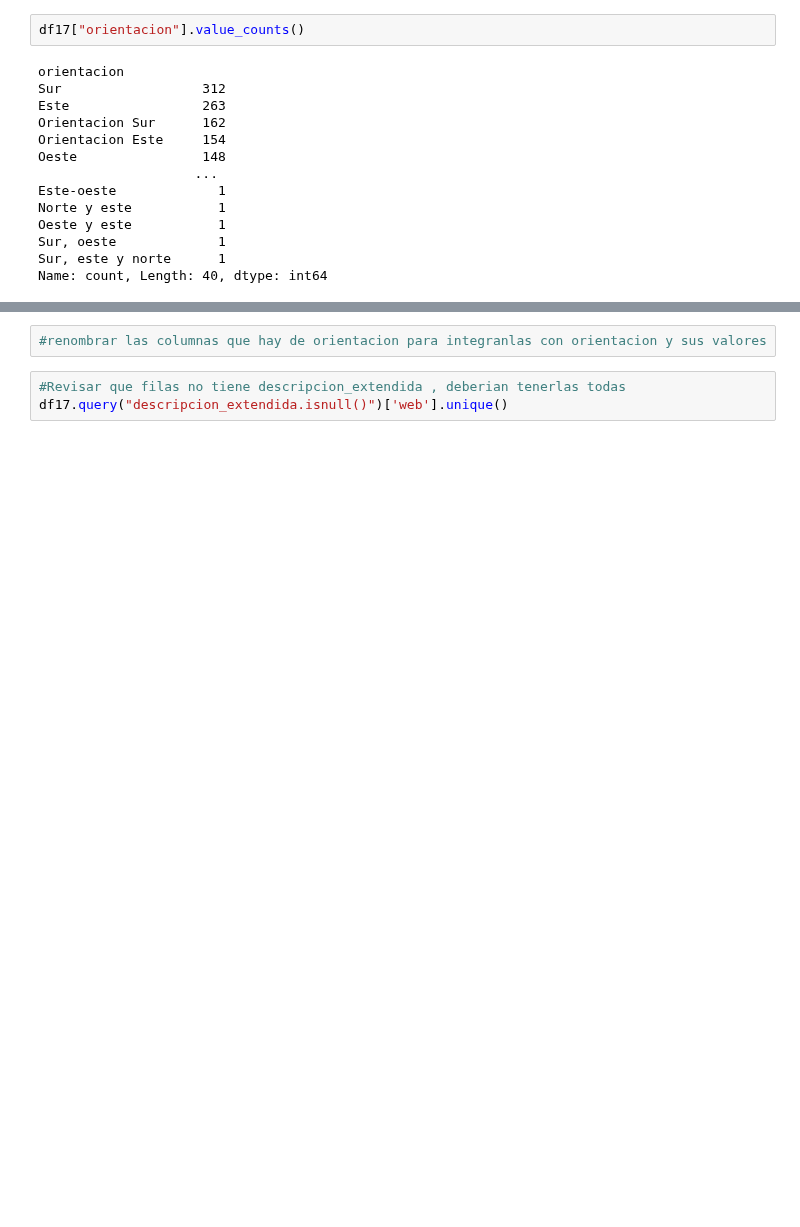
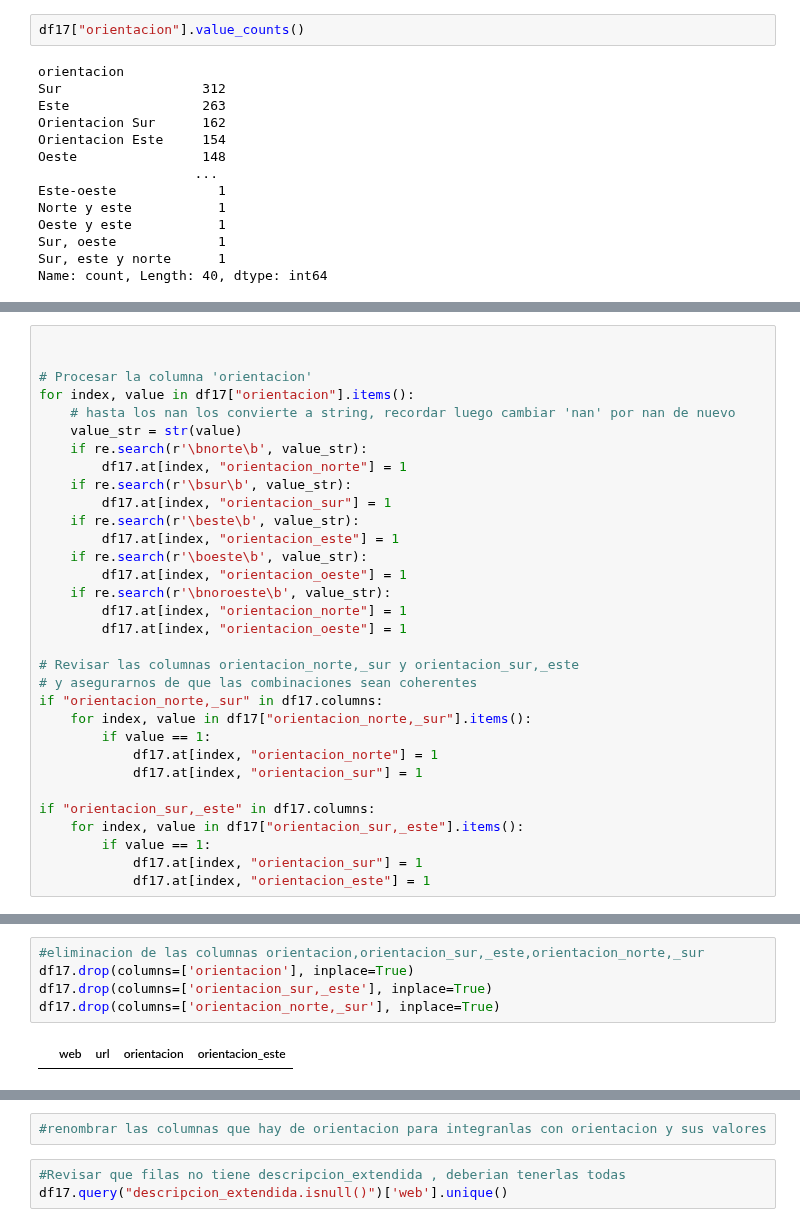
Before and after one commit to avaquerocastro/precios-de-vivienda-madrid, a Jupyter notebook: codigo/01-preprocesamiento-de-datos/Revision_columnas/Revision_Columnas.ipynb, the cells around one changed output, grey strips where cells are left out. Saved outputs shown, nothing was run; the diff lists cells and outputs as text; blank space fills up the shorter version.

```diff
--- a/codigo/01-preprocesamiento-de-datos/Revision_columnas/Revision_Columnas.ipynb
+++ b/codigo/01-preprocesamiento-de-datos/Revision_columnas/Revision_Columnas.ipynb
@@ -1160,0 +1160,32 @@ df17['orientacion'] = df17['orientacion'].str.replace('__', '_')
+# %%
+
+
+# Procesar la columna 'orientacion'
+for index, value in df17["orientacion"].items():
+    # hasta los nan los convierte a string, recordar luego cambiar 'nan' por nan de nuevo
+    value_str = str(value)
+    if re.search(r'\bnorte\b', value_str):
+        df17.at[index, "orientacion_norte"] = 1
+    if re.search(r'\bsur\b', value_str):
+        df17.at[index, "orientacion_sur"] = 1
+    if re.search(r'\beste\b', value_str):
+        df17.at[index, "orientacion_este"] = 1
+    if re.search(r'\boeste\b', value_str):
+        df17.at[index, "orientacion_oeste"] = 1
+    if re.search(r'\bnoroeste\b', value_str):
+        df17.at[index, "orientacion_norte"] = 1
+        df17.at[index, "orientacion_oeste"] = 1
+
+# Revisar las columnas orientacion_norte,_sur y orientacion_sur,_este
+# y asegurarnos de que las combinaciones sean coherentes
+if "orientacion_norte,_sur" in df17.columns:
+    for index, value in df17["orientacion_norte,_sur"].items():
+        if value == 1:
+            df17.at[index, "orientacion_norte"] = 1
+            df17.at[index, "orientacion_sur"] = 1
+
+if "orientacion_sur,_este" in df17.columns:
+    for index, value in df17["orientacion_sur,_este"].items():
+        if value == 1:
+            df17.at[index, "orientacion_sur"] = 1
+            df17.at[index, "orientacion_este"] = 1
@@ -1160,0 +1225,7 @@ df17['orientacion'] = df17['orientacion'].str.replace('__', '_')
+# %%
+#eliminacion de las columnas orientacion,orientacion_sur,_este,orientacion_norte,_sur
+df17.drop(columns=['orientacion'], inplace=True)
+df17.drop(columns=['orientacion_sur,_este'], inplace=True)
+df17.drop(columns=['orientacion_norte,_sur'], inplace=True)
+# %% [output]
+|  | web | url | orientacion | orientacion_este |
```
Also changed, not shown: parts of 24 cells of this notebook, 1 other file.
